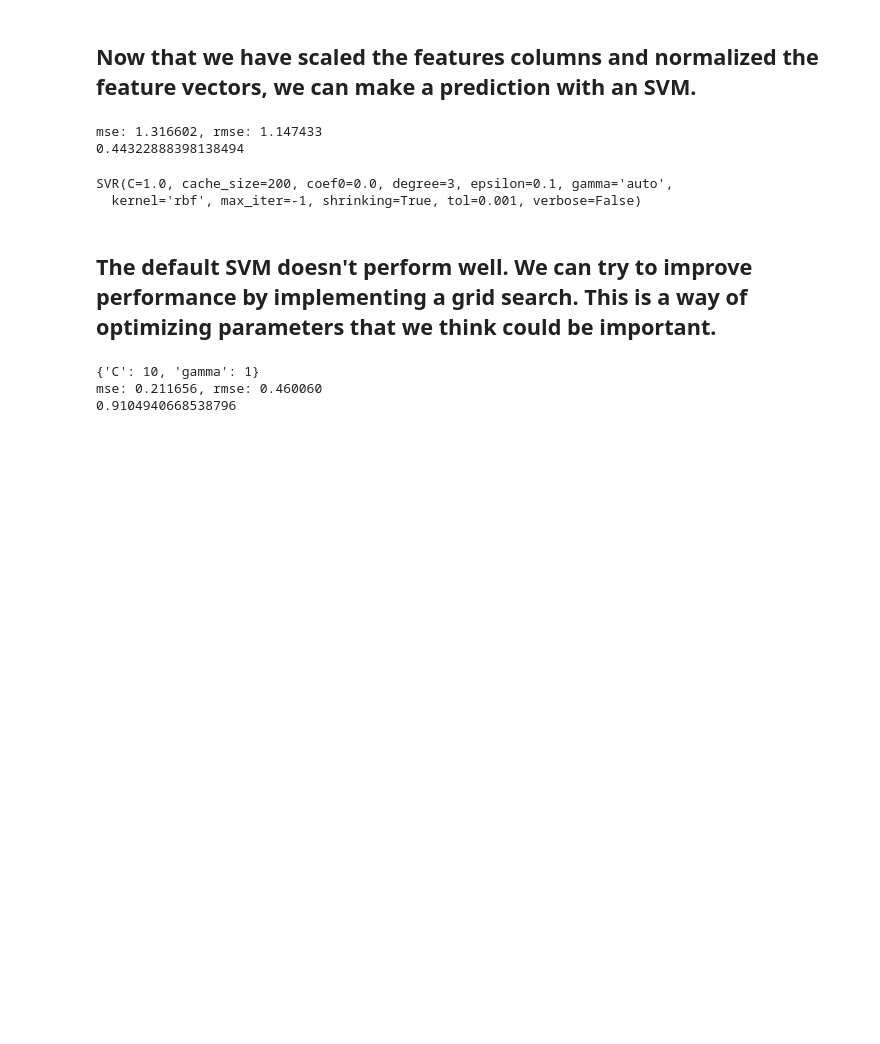
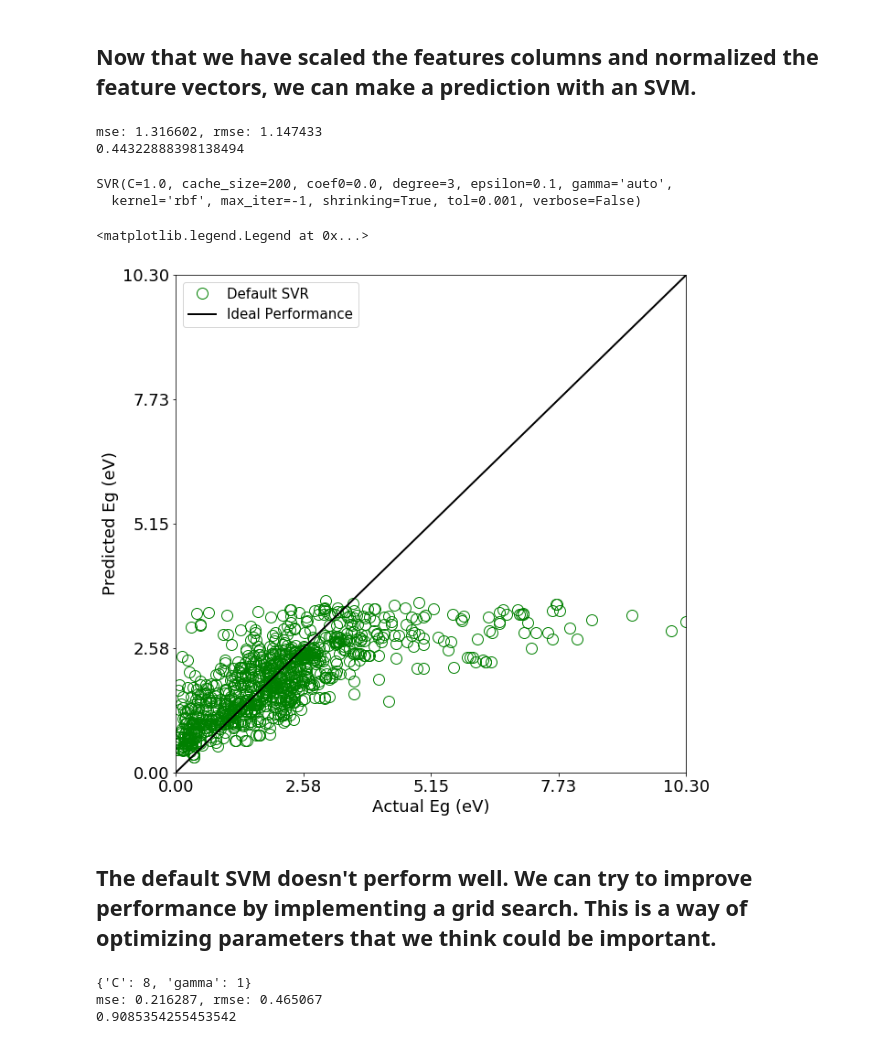
Before and after one commit to Kaaiian/mse_machine_learning_workshop, a Jupyter notebook: Workshop/MSE WORKSHOP WALKTHROUGH.ipynb, the cells around one changed output. Cells and saved outputs as stored; diff of their text form; code cells hidden in the pictures; blank space fills up the shorter version.

```diff
--- a/Workshop/MSE WORKSHOP WALKTHROUGH.ipynb
+++ b/Workshop/MSE WORKSHOP WALKTHROUGH.ipynb
@@ -113,9 +125,9 @@ y.reset_index(drop=True, inplace=True)
 # get the column names
 cols = X.columns.values
 # find the mean value of each column
-mean_values = X[cols].mean()
+median_values = X[cols].median()
 # fill the missing values in each column with the columns mean value
-X[cols]=X[cols].fillna(mean_values.iloc[0])
+X[cols]=X[cols].fillna(median_values.iloc[0])
 
 # show that the missing values are filled
 X.head()
@@ -259,7 +278,7 @@ svr = SVR()
 svr.fit(X_train_processed, y_train)
 
 # predict the withheld data
-y_predict = svr.predict(X_test_processed)
+default_svm_y_predict = svr.predict(X_test_processed)
 
 # get performance metrics
 mse = mean_squared_error(y_test, y_predict)
@@ -275,11 +294,31 @@ svr
 # %% [output]
 SVR(C=1.0, cache_size=200, coef0=0.0, degree=3, epsilon=0.1, gamma='auto',
   kernel='rbf', max_iter=-1, shrinking=True, tol=0.001, verbose=False)
+# %%
+plt.figure(1, figsize=(10, 10))
+font = {'family': 'DejaVu Sans',
+        'weight': 'normal',
+        'size': 18}
+plt.rc('font', **font)
+
+plt.plot(y_test, default_svm_y_predict, 'go', markersize=12, mfc='none')
+plt.plot([0,1000],[0,1000], 'k', linewidth=2)
+plt.xlabel('Actual Eg (eV)')
+plt.ylabel('Predicted Eg (eV)')
+plt.xlim((0, max(y_test)))
+plt.ylim((0, max(y_test)))
+ticks = np.linspace(0, max(y_test), 5)
+plt.xticks(ticks)
+plt.yticks(ticks)
+plt.legend(['Default SVR','Ideal Performance'], loc='best', fontsize=15)
+# %% [output]
+<matplotlib.legend.Legend at 0x...>
+[figure, added]
 # %% [markdown]
 ## The default SVM doesn't perform well. We can try to improve performance by implementing a grid search. This is a way of optimizing parameters that we think could be important.
 # %%
 # choose paramters from grid search
-param_grid = {'C': [1, 10, 100], 'gamma': [0.1, 1, 10]}
+param_grid = {'C': [8, 10, 12], 'gamma': [1]}
 
 # set up grid and fit with training data
 grid = model_selection.GridSearchCV(SVR(), param_grid=param_grid, cv=5)
@@ -297,6 +336,6 @@ rmse = np.sqrt(mse)
 print("mse: %f, rmse: %f" % (mse, rmse))
 print(grid.score(X_test_processed, y_test))
 # %% [output]
-{'C': 10, 'gamma': 1}
-mse: 0.211656, rmse: 0.460060
-0.9104940668538796
+{'C': 8, 'gamma': 1}
+mse: 0.216287, rmse: 0.465067
+0.9085354255453542
```
Also changed, not shown: parts of 8 cells of this notebook.
